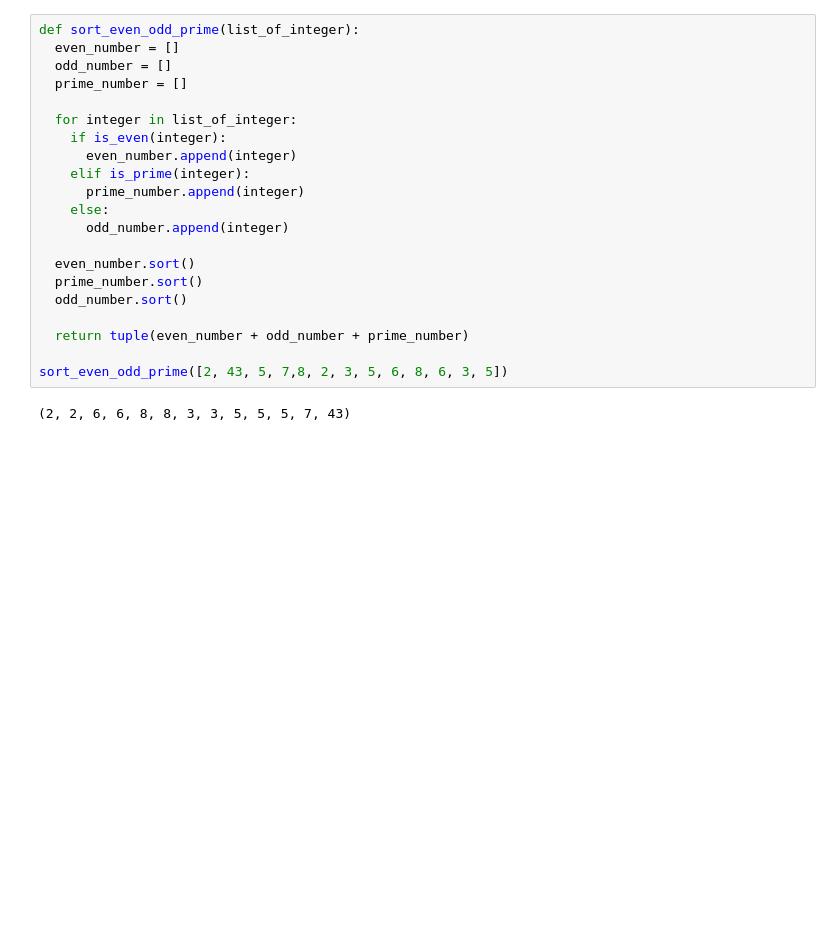
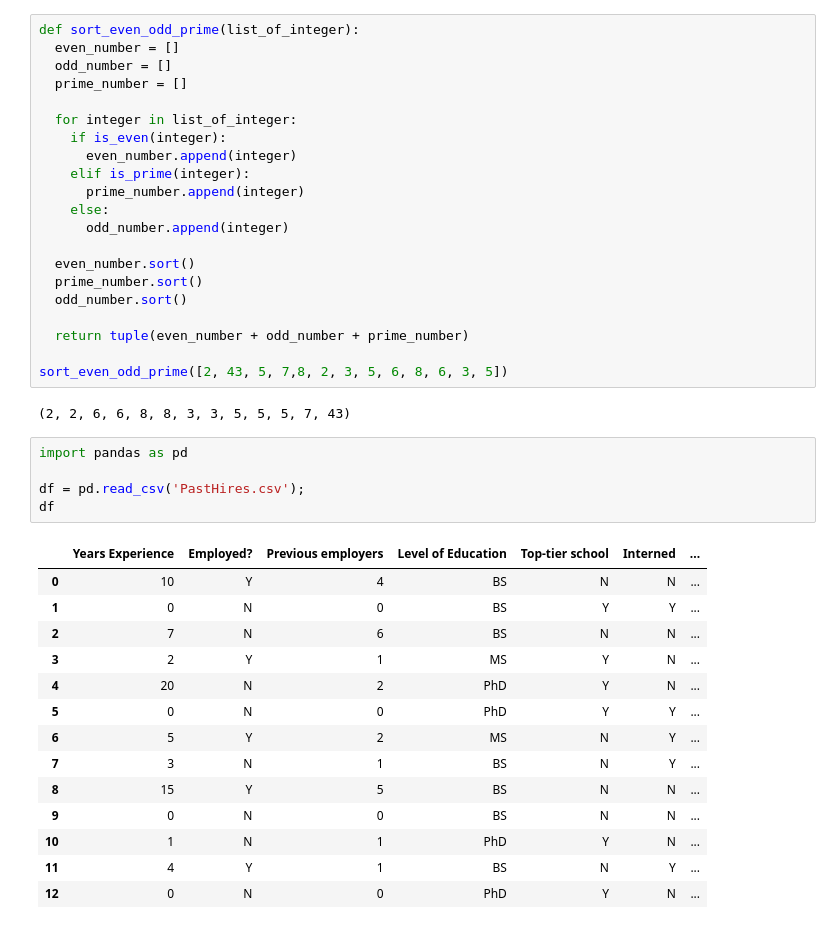
Before and after one commit to Abdullah-ohida/DSFML, a Jupyter notebook: Copy_of_Data_science.ipynb, the cells around one changed output. Cells and saved outputs as stored; diff of their text form; blank space fills up the shorter version.

```diff
--- a/Copy_of_Data_science.ipynb
+++ b/Copy_of_Data_science.ipynb
@@ -55,3 +55,23 @@ def sort_even_odd_prime(list_of_integer):
 sort_even_odd_prime([2, 43, 5, 7,8, 2, 3, 5, 6, 8, 6, 3, 5])
 # %% [output]
 (2, 2, 6, 6, 8, 8, 3, 3, 5, 5, 5, 7, 43)
+# %%
+import pandas as pd
+
+df = pd.read_csv('PastHires.csv');
+df
+# %% [output]
+|  | Years Experience | Employed? | Previous employers | Level of Education | Top-tier school | Interned | ... |
+| 0 | 10 | Y | 4 | BS | N | N | ... |
+| 1 | 0 | N | 0 | BS | Y | Y | ... |
+| 2 | 7 | N | 6 | BS | N | N | ... |
+| 3 | 2 | Y | 1 | MS | Y | N | ... |
+| 4 | 20 | N | 2 | PhD | Y | N | ... |
+| 5 | 0 | N | 0 | PhD | Y | Y | ... |
+| 6 | 5 | Y | 2 | MS | N | Y | ... |
+| 7 | 3 | N | 1 | BS | N | Y | ... |
+| 8 | 15 | Y | 5 | BS | N | N | ... |
+| 9 | 0 | N | 0 | BS | N | N | ... |
+| 10 | 1 | N | 1 | PhD | Y | N | ... |
+| 11 | 4 | Y | 1 | BS | N | Y | ... |
+| 12 | 0 | N | 0 | PhD | Y | N | ... |
```
Also changed, not shown: parts of 20 cells of this notebook.
